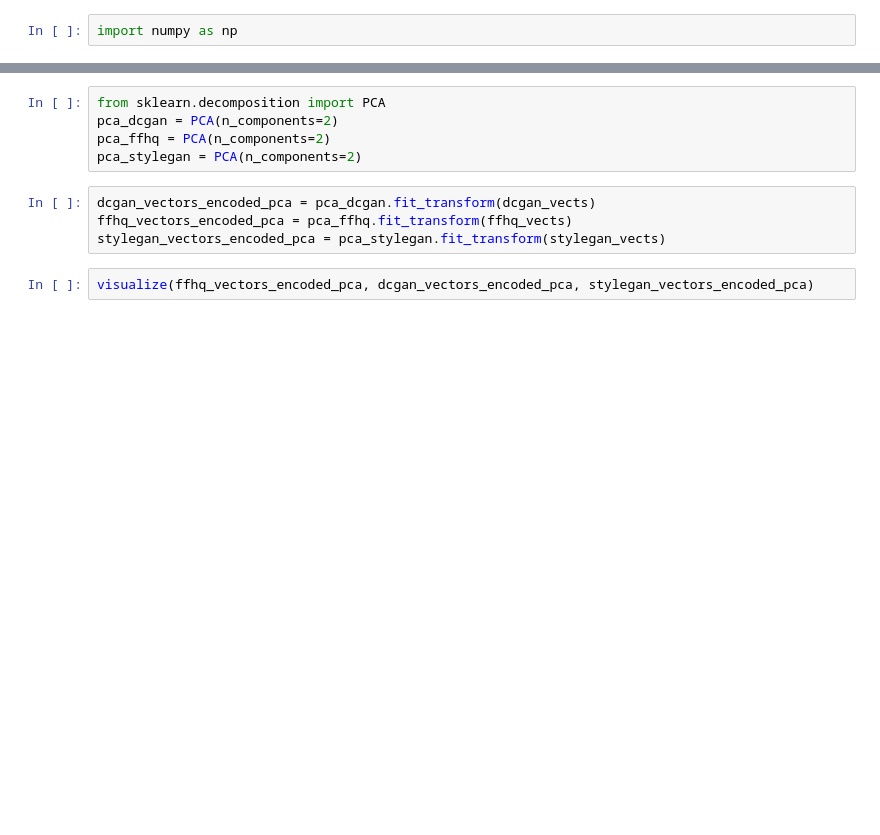
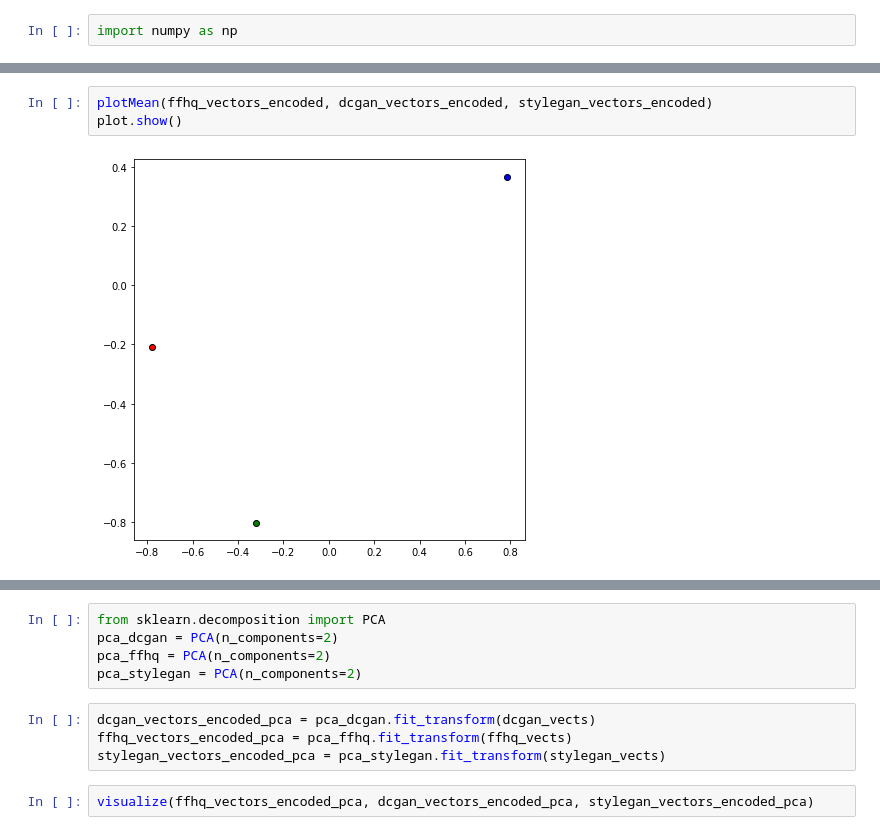
Before and after one commit to mmkuznecov/Unsupervised_deepfake_image_analysis, a Jupyter notebook: notebooks/vects_comparison.ipynb, the cells around one changed output, grey strips where cells are left out. Drawn from its saved outputs; the diff is of its cells as text; blank space fills up the shorter version.

```diff
--- a/notebooks/vects_comparison.ipynb
+++ b/notebooks/vects_comparison.ipynb
@@ -53,0 +201,5 @@ visualize(ffhq_vectors_encoded, dcgan_vectors_encoded, stylegan_vectors_encoded)
+# %%
+plotMean(ffhq_vectors_encoded, dcgan_vectors_encoded, stylegan_vectors_encoded)
+plot.show()
+# %% [output]
+[figure, added]
```
Also changed, not shown: parts of 39 cells of this notebook, 5 other files.
